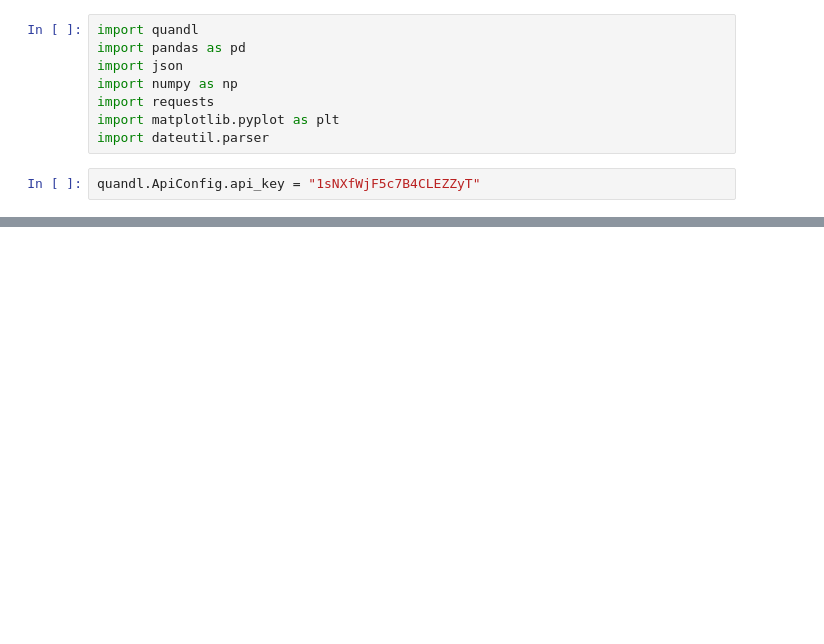
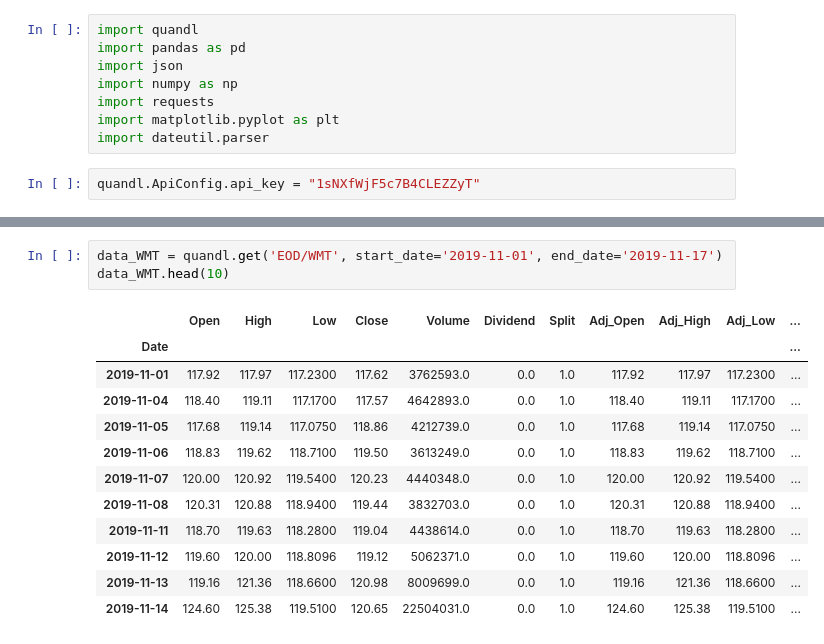
Before and after one commit to gofish1234/MachineLearning, a Jupyter notebook: Stockdata.ipynb, the cells around one changed output, grey strips where cells are left out. Cells and saved outputs as stored; diff of their text form; blank space fills up the shorter version.

```diff
--- a/Stockdata.ipynb
+++ b/Stockdata.ipynb
@@ -44,0 +49,16 @@ data.to_csv("stockdata.csv", index=True, header=True)
+# %%
+data_WMT = quandl.get('EOD/WMT', start_date='2019-11-01', end_date='2019-11-17')
+data_WMT.head(10)
+# %% [output]
+|  | Open | High | Low | Close | Volume | Dividend | Split | Adj_Open | Adj_High | Adj_Low | ... |
+| Date |  |  |  |  |  |  |  |  |  |  | ... |
+| 2019-11-01 | 117.92 | 117.97 | 117.2300 | 117.62 | 3762593.0 | 0.0 | 1.0 | 117.92 | 117.97 | 117.2300 | ... |
+| 2019-11-04 | 118.40 | 119.11 | 117.1700 | 117.57 | 4642893.0 | 0.0 | 1.0 | 118.40 | 119.11 | 117.1700 | ... |
+| 2019-11-05 | 117.68 | 119.14 | 117.0750 | 118.86 | 4212739.0 | 0.0 | 1.0 | 117.68 | 119.14 | 117.0750 | ... |
+| 2019-11-06 | 118.83 | 119.62 | 118.7100 | 119.50 | 3613249.0 | 0.0 | 1.0 | 118.83 | 119.62 | 118.7100 | ... |
+| 2019-11-07 | 120.00 | 120.92 | 119.5400 | 120.23 | 4440348.0 | 0.0 | 1.0 | 120.00 | 120.92 | 119.5400 | ... |
+| 2019-11-08 | 120.31 | 120.88 | 118.9400 | 119.44 | 3832703.0 | 0.0 | 1.0 | 120.31 | 120.88 | 118.9400 | ... |
+| 2019-11-11 | 118.70 | 119.63 | 118.2800 | 119.04 | 4438614.0 | 0.0 | 1.0 | 118.70 | 119.63 | 118.2800 | ... |
+| 2019-11-12 | 119.60 | 120.00 | 118.8096 | 119.12 | 5062371.0 | 0.0 | 1.0 | 119.60 | 120.00 | 118.8096 | ... |
+| 2019-11-13 | 119.16 | 121.36 | 118.6600 | 120.98 | 8009699.0 | 0.0 | 1.0 | 119.16 | 121.36 | 118.6600 | ... |
+| 2019-11-14 | 124.60 | 125.38 | 119.5100 | 120.65 | 22504031.0 | 0.0 | 1.0 | 124.60 | 125.38 | 119.5100 | ... |
```
Also changed, not shown: parts of 13 cells of this notebook, 1 other file.
